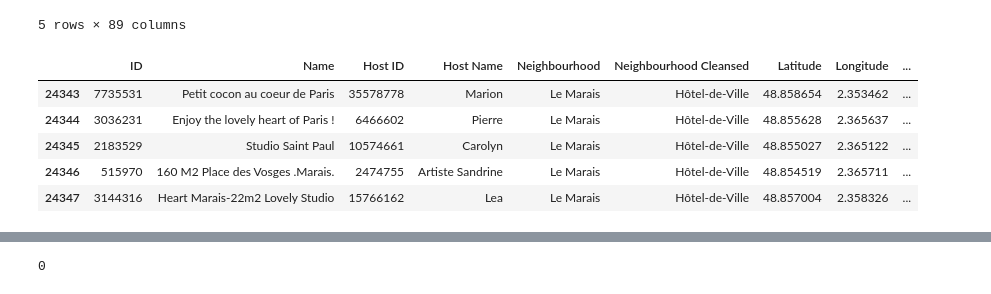
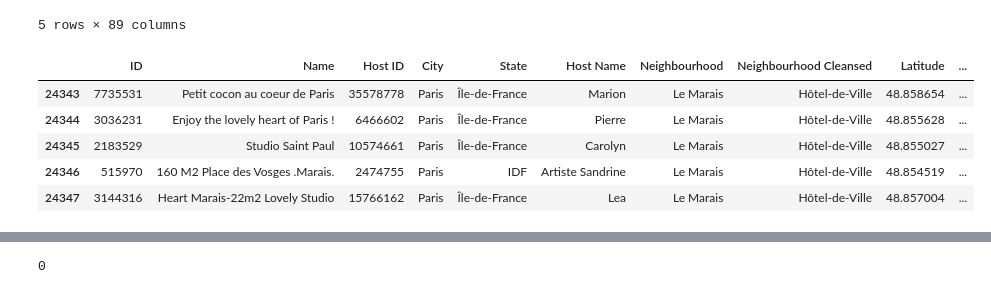
Before and after one commit to Simro25011/Paris_-_NY_Airbnbs---Prices-Prediction---XGBoost, a Jupyter notebook: Paris & New York City Airbnb - Prices Prediction.ipynb, the cells around one changed output, grey strips where cells are left out. Cells and saved outputs as stored; diff of their text form; code cells hidden in the pictures.

Commit message:
made some corrections
add city columns as we have two cities

```diff
--- a/Paris & New York City Airbnb - Prices Prediction.ipynb
+++ b/Paris & New York City Airbnb - Prices Prediction.ipynb
@@ -1088,12 +1088,12 @@ NYC_airbnbs.head()
 # %%
 # Now the datasets where loaded we will work into keeping on new datasets , the informations needed for vizualizations and analysis in Tableau
 # %%
-Paris_clean=Paris_airbnbs[['ID','Name','Host ID','Host Name','Neighbourhood','Neighbourhood Cleansed','Latitude', 'Longitude','Room Type','Price','Minimum Nights','Number of Reviews','Last Review','Reviews per Month','Calculated host listings count','Availability 365']]
+Paris_clean=Paris_airbnbs[['ID','Name','Host ID','City','State','Host Name','Neighbourhood','Neighbourhood Cleansed','Latitude', 'Longitude','Room Type','Price','Minimum Nights','Number of Reviews','Last Review','Reviews per Month','Calculated host listings count','Availability 365']]
 Paris_clean.head()
 # %% [output]
-|  | ID | Name | Host ID | Host Name | Neighbourhood | Neighbourhood Cleansed | Latitude | Longitude | ... |
-| 24343 | 7735531 | Petit cocon au coeur de Paris | 35578778 | Marion | Le Marais | Hôtel-de-Ville | 48.858654 | 2.353462 | ... |
-| 24344 | 3036231 | Enjoy the lovely heart of Paris ! | 6466602 | Pierre | Le Marais | Hôtel-de-Ville | 48.855628 | 2.365637 | ... |
-| 24345 | 2183529 | Studio Saint Paul | 10574661 | Carolyn | Le Marais | Hôtel-de-Ville | 48.855027 | 2.365122 | ... |
-| 24346 | 515970 | 160 M2 Place des Vosges .Marais. | 2474755 | Artiste Sandrine | Le Marais | Hôtel-de-Ville | 48.854519 | 2.365711 | ... |
-| 24347 | 3144316 | Heart Marais-22m2 Lovely Studio | 15766162 | Lea | Le Marais | Hôtel-de-Ville | 48.857004 | 2.358326 | ... |
+|  | ID | Name | Host ID | City | State | Host Name | Neighbourhood | Neighbourhood Cleansed | Latitude | ... |
+| 24343 | 7735531 | Petit cocon au coeur de Paris | 35578778 | Paris | Île-de-France | Marion | Le Marais | Hôtel-de-Ville | 48.858654 | ... |
+| 24344 | 3036231 | Enjoy the lovely heart of Paris ! | 6466602 | Paris | Île-de-France | Pierre | Le Marais | Hôtel-de-Ville | 48.855628 | ... |
+| 24345 | 2183529 | Studio Saint Paul | 10574661 | Paris | Île-de-France | Carolyn | Le Marais | Hôtel-de-Ville | 48.855027 | ... |
+| 24346 | 515970 | 160 M2 Place des Vosges .Marais. | 2474755 | Paris | IDF | Artiste Sandrine | Le Marais | Hôtel-de-Ville | 48.854519 | ... |
+| 24347 | 3144316 | Heart Marais-22m2 Lovely Studio | 15766162 | Paris | Île-de-France | Lea | Le Marais | Hôtel-de-Ville | 48.857004 | ... |
```
Also changed, not shown: parts of 31 cells of this notebook, 2 other files.
